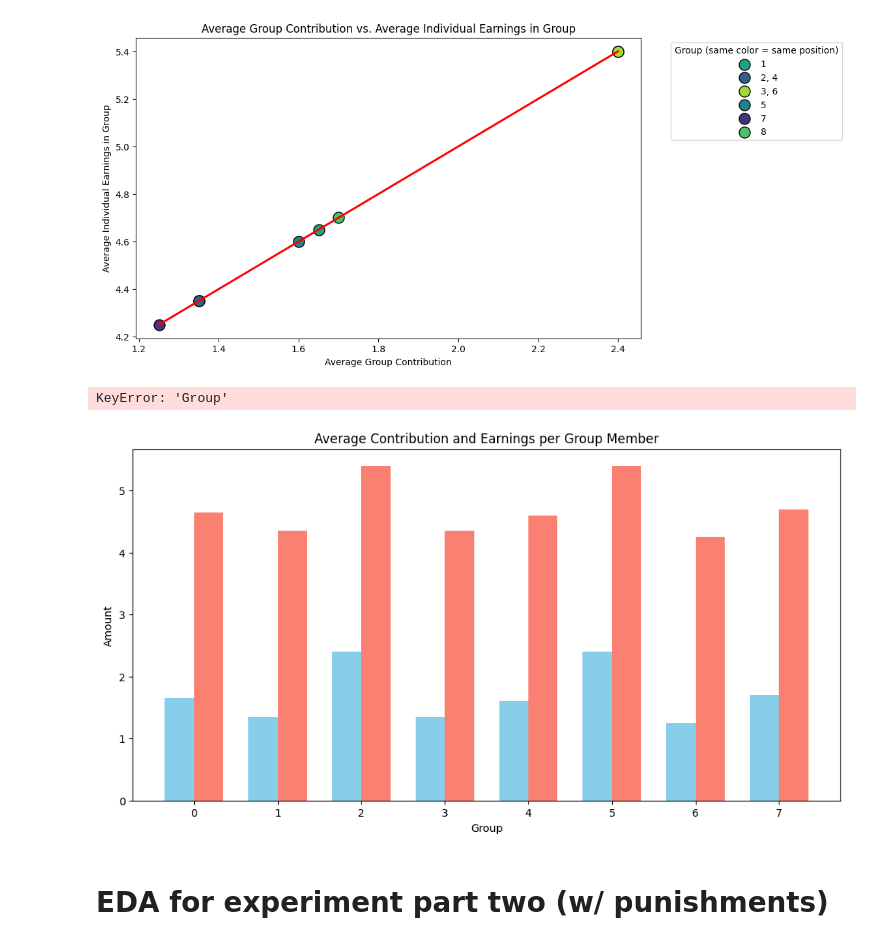
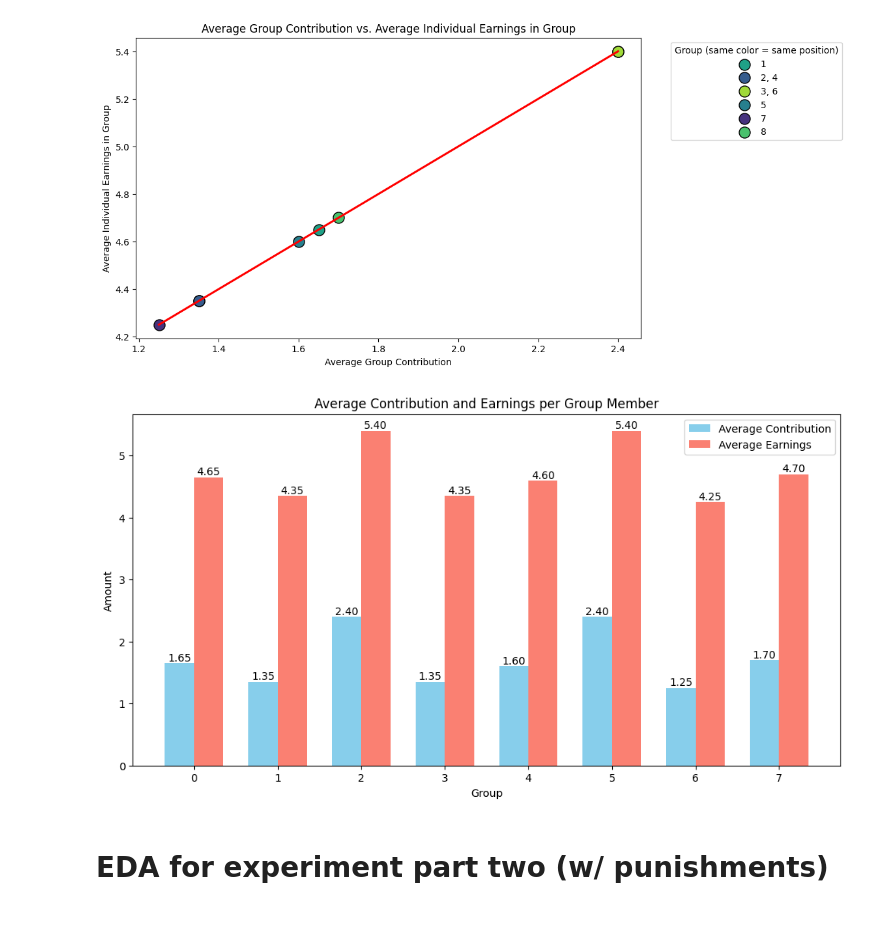
Before and after one commit to oak50/Voluntary-Contributions, a Jupyter notebook: EDA.ipynb, the cells around one changed output. Cells and saved outputs as stored; diff of their text form; code cells hidden in the pictures.

```diff
--- a/EDA.ipynb
+++ b/EDA.ipynb
@@ -196,36 +196,34 @@ earnings_bars = plt.bar(
 # Adding labels and title
 plt.xlabel('Group')
 plt.ylabel('Amount')
 plt.title('Average Contribution and Earnings per Group Member')
-plt.xticks(group_indices, group_stats['Group'])
 plt.legend()
 
 # Adding data labels on top of each bar
 for bar in contrib_bars:
     plt.text(
         bar.get_x() + bar.get_width() / 2,
         bar.get_height(),
         f'{bar.get_height():.2f}',
         ha='center',
         va='bottom',
         fontsize=10
     )
 
 for bar in earnings_bars:
     plt.text(
         bar.get_x() + bar.get_width() / 2,
         bar.get_height(),
         f'{bar.get_height():.2f}',
         ha='center',
         va='bottom',
         fontsize=10
     )
 
 # Display the plot
 plt.show()
 # %% [output]
-KeyError: 'Group'
-[figure, old version]
+[figure, new version]
 # %% [markdown]
 # EDA for experiment part two (w/ punishments)
 # %%
```
Also changed, not shown: parts of 2 cells of this notebook, 4 other files.
